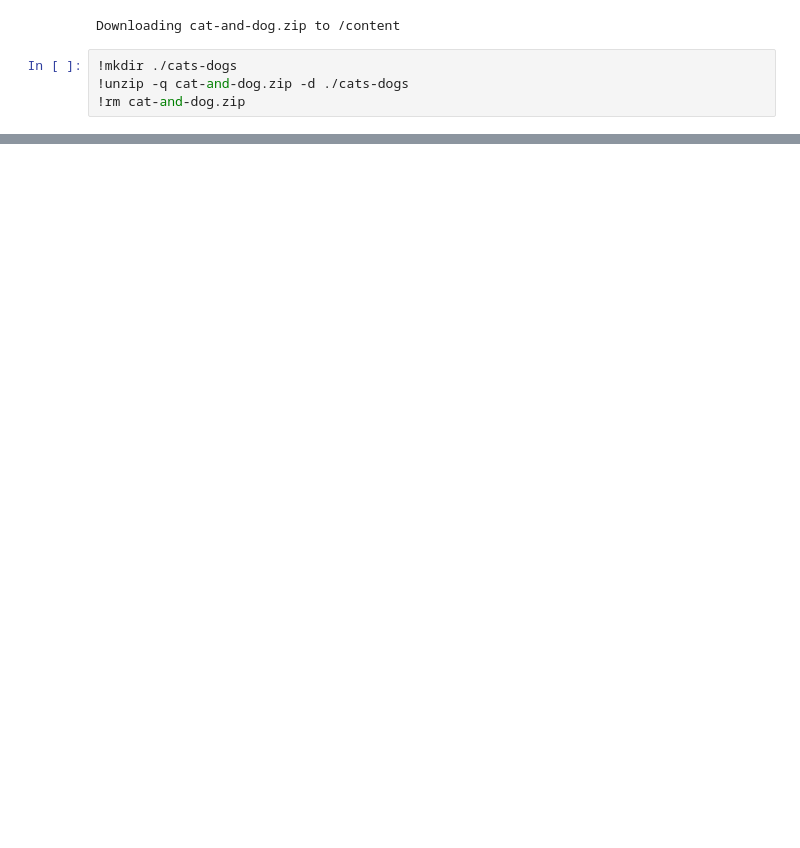
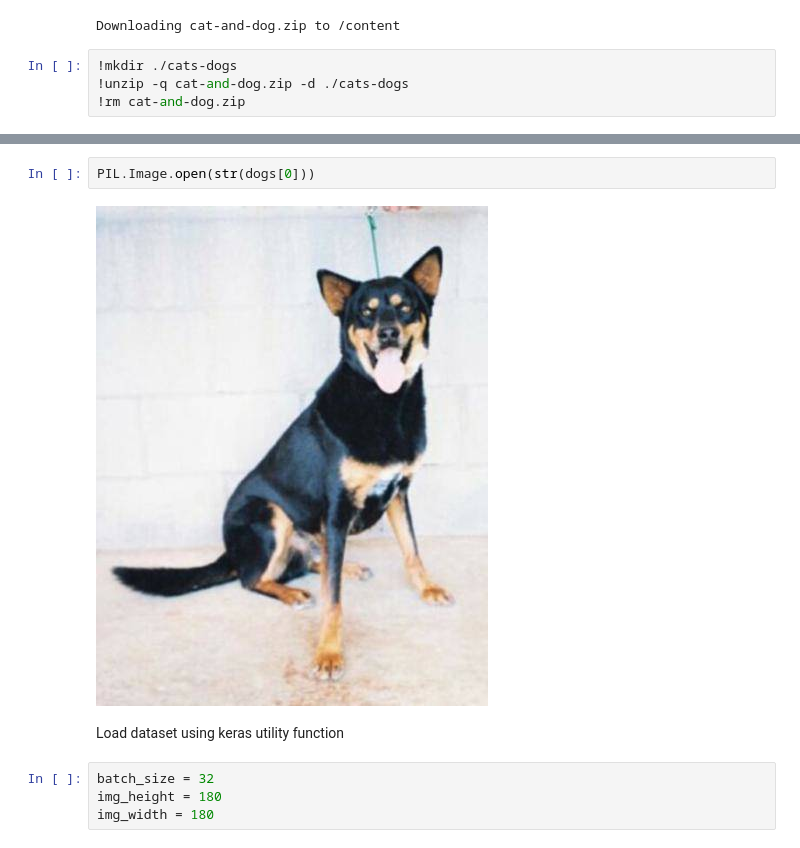
Before and after one commit to Arup3201/Image-Classification-Tensorflow, a Jupyter notebook: image-classification-tensorflow.ipynb, the cells around one changed output, grey strips where cells are left out. Cells and saved outputs as stored; diff of their text form; blank space fills up the shorter version.

```diff
--- a/image-classification-tensorflow.ipynb
+++ b/image-classification-tensorflow.ipynb
@@ -24,0 +49,10 @@ Downloading cat-and-dog.zip to /content
+# %%
+PIL.Image.open(str(dogs[0]))
+# %% [output]
+[figure, added]
+# %% [markdown]
+Load dataset using keras utility function
+# %%
+batch_size = 32
+img_height = 180
+img_width = 180
```
Also changed, not shown: parts of 23 cells of this notebook.
